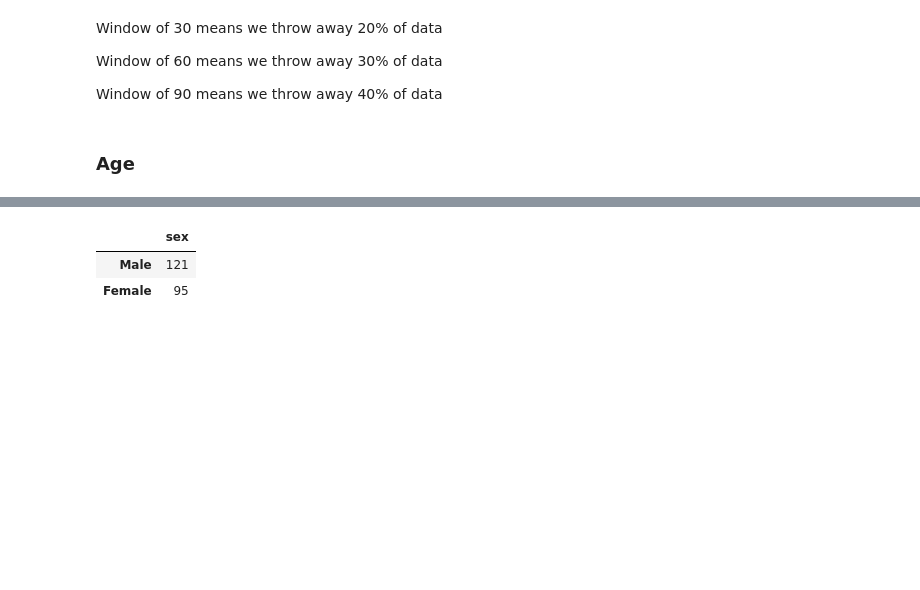
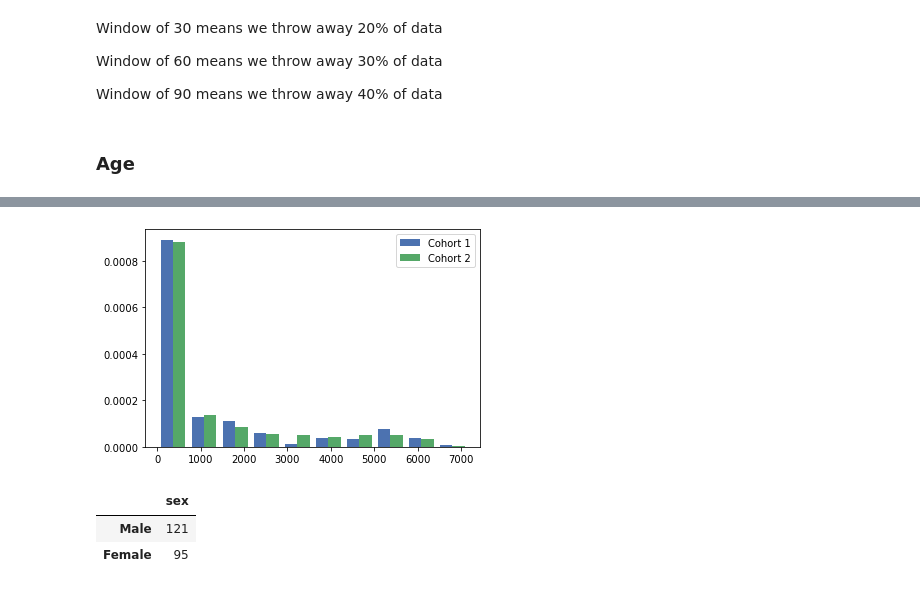
Before and after one commit to l-khali/In2Research, a Jupyter notebook: summary_statistics.ipynb, the cells around one changed output, grey strips where cells are left out. Saved outputs shown, nothing was run; the diff lists cells and outputs as text; code cells hidden in the pictures; blank space fills up the shorter version.

```diff
--- a/summary_statistics.ipynb
+++ b/summary_statistics.ipynb
@@ -200,0 +185,4 @@ plt.hist(cohort_1_details['age (days)'], bins=50, density=True)
+# %%
+cohort_2_details["age (days)"] = [((x - y).total_seconds())/86400 for x, y in zip(cohort_2_details['extubation_deid_date'], cohort_2_details['birth_deid_date'])]
+# cohort_1_details['extubation_duration'] = pd.to_timedelta64[m](cohort_1_details['extubation_duration'], format='%d/%m/%Y %H:%M')
+cohort_2_details
@@ -207,3 +244,14 @@ KeyError: 'age (days)'
+# %%
+plt.style.use('seaborn-deep')
+
+x = cohort_1_details['age (days)']
+y = cohort_2_details['age (days)']
+
+plt.hist([x, y], label=['Cohort 1', 'Cohort 2'], density=True)
+plt.legend(loc='upper right')
+plt.show()
+# %% [output]
+[figure, added]
 # %%
 cohort_1_sex = pd.DataFrame(cohort_1_details['sex'].value_counts())
 cohort_1_sex
```
Also changed, not shown: parts of 14 cells of this notebook.
